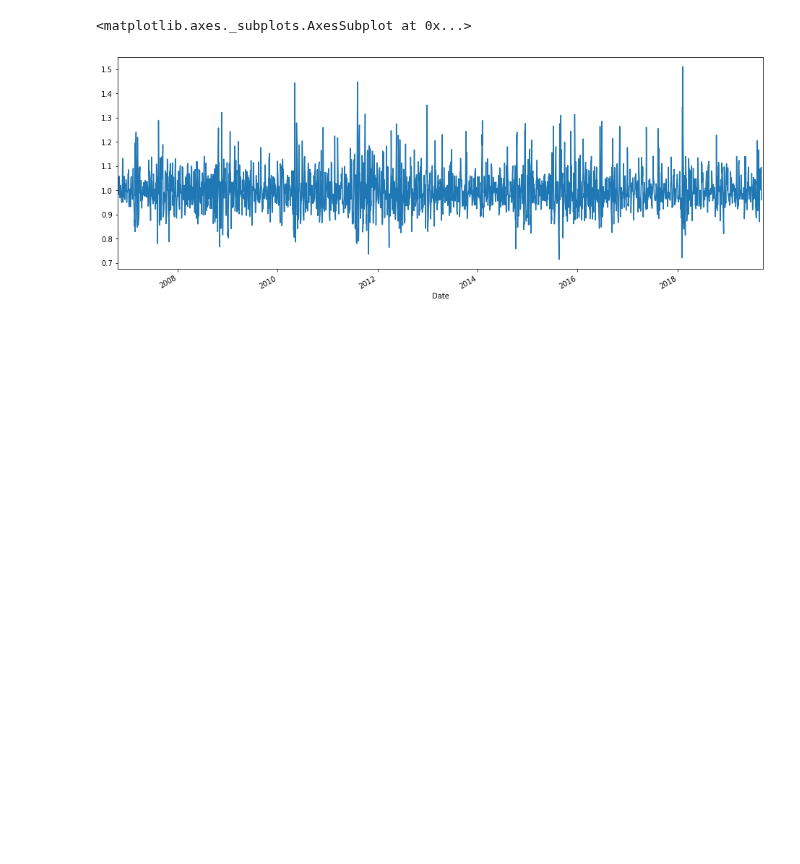
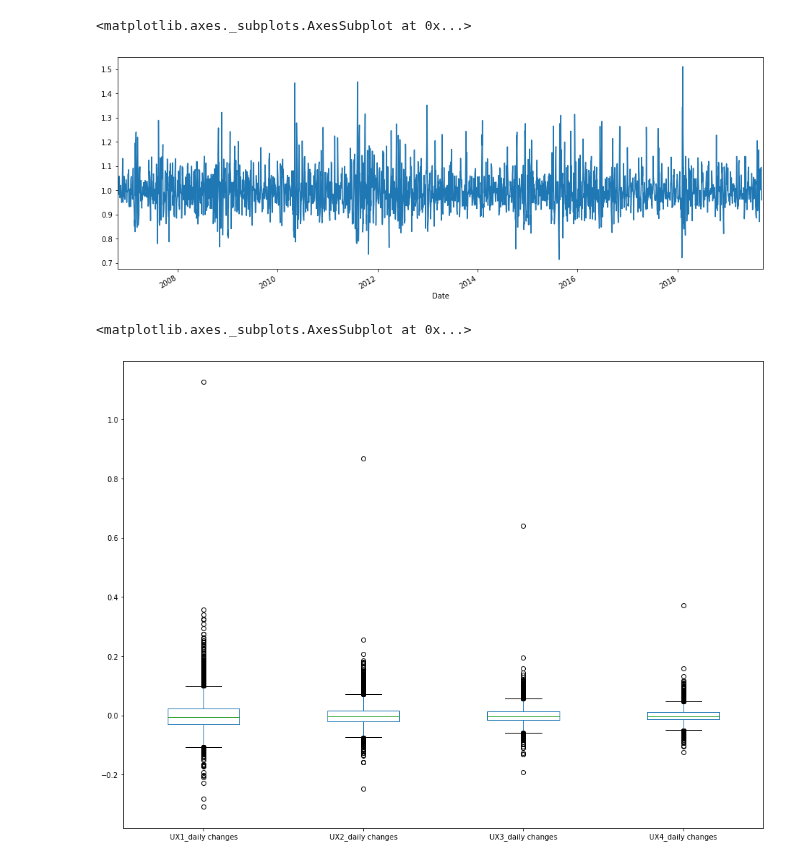
Before and after one commit to Berkat0789/Data_Analysis, a Jupyter notebook: Personal Projects/Jeff Benton/Daily Changes .ipynb, the cells around one changed output. Drawn from its saved outputs; the diff is of its cells as text; code cells hidden in the pictures; blank space fills up the shorter version.

```diff
--- a/Personal Projects/Jeff Benton/Daily Changes .ipynb
+++ b/Personal Projects/Jeff Benton/Daily Changes .ipynb
@@ -76,3 +77,10 @@ Ets_result.resid.plot(figsize = (16,6))
 # %% [output]
 <matplotlib.axes._subplots.AxesSubplot at 0x...>
 [figure]
+# %%
+futures_data = vixx_Data[["UX1_daily changes", 'UX2_daily changes',"UX3_daily changes", "UX4_daily changes"]].dropna()
+# %%
+futures_data.plot(kind = "box", figsize = (16,12))
+# %% [output]
+<matplotlib.axes._subplots.AxesSubplot at 0x...>
+[figure, added]
```
Also changed, not shown: parts of 7 cells of this notebook.
